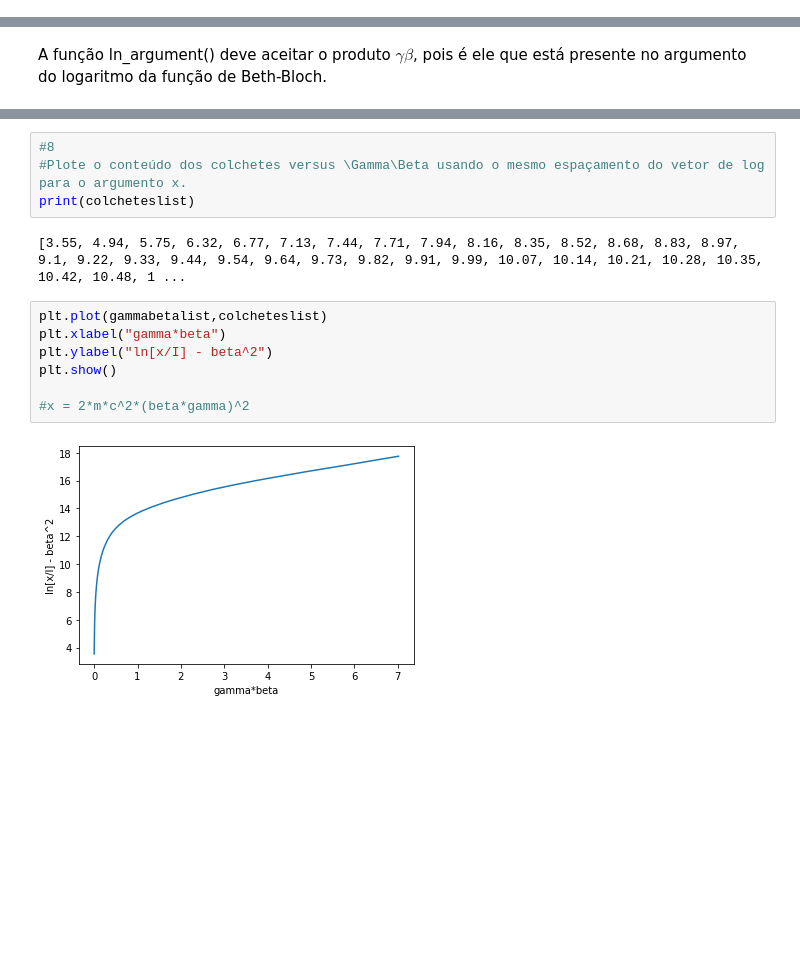
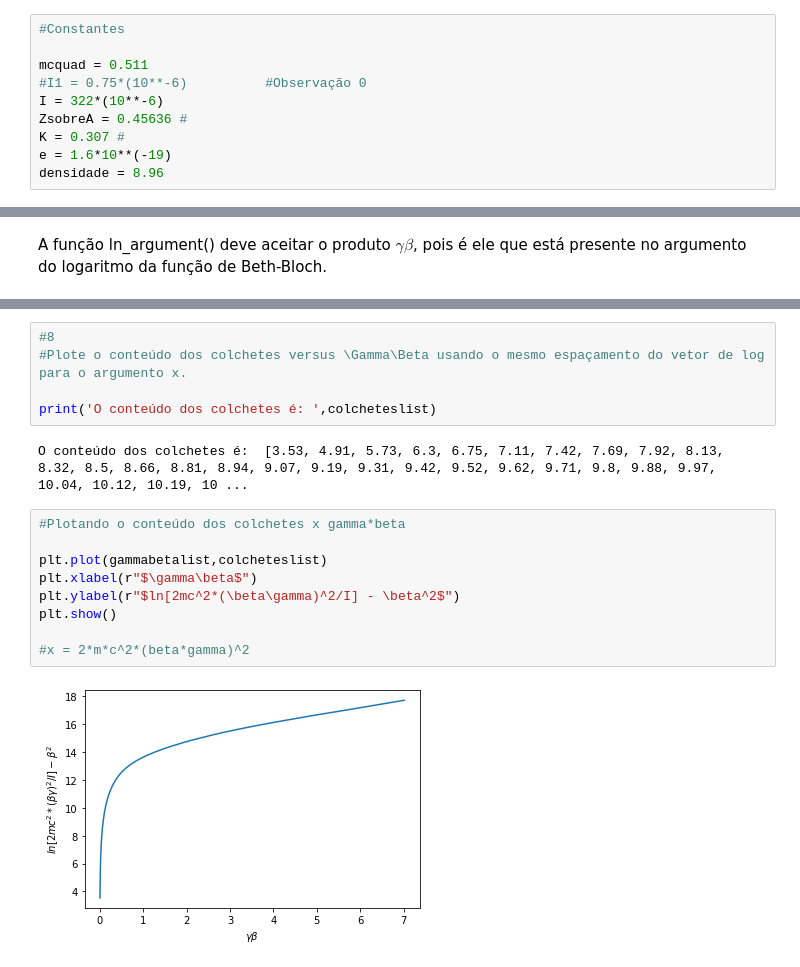
Before and after one commit to FlaviaFialho/Aula-Python, a Jupyter notebook: Projeto_1_FernandaA_Flavia_Victor.ipynb, the cells around one changed output, grey strips where cells are left out. Cells and saved outputs as stored; diff of their text form; blank space fills up the shorter version.

```diff
--- a/Projeto_1_FernandaA_Flavia_Victor.ipynb
+++ b/Projeto_1_FernandaA_Flavia_Victor.ipynb
@@ -11 +13,11 @@ import numpy as np
 $\beta = \frac{v}{c}$ e $\gamma = \frac{1}{(1 - (v/c)^2)^{1/2}} = \frac{1}{(1 - \beta^2)^{1/2}}$
+# %%
+#Constantes
+
+mcquad = 0.511
+#I1 = 0.75*(10**-6)          #Observação 0
+I = 322*(10**-6)
+ZsobreA = 0.45636 #
+K = 0.307 #
+e = 1.6*10**(-19)
+densidade = 8.96
@@ -186,15 +246,18 @@ plt.show()
 # %%
 #8
 #Plote o conteúdo dos colchetes versus \Gamma\Beta usando o mesmo espaçamento do vetor de log para o argumento x.
-print(colcheteslist)
+
+print('O conteúdo dos colchetes é: ',colcheteslist)
 # %% [output]
-[3.55, 4.94, 5.75, 6.32, 6.77, 7.13, 7.44, 7.71, 7.94, 8.16, 8.35, 8.52, 8.68, 8.83, 8.97, 9.1, 9.22, 9.33, 9.44, 9.54, 9.64, 9.73, 9.82, 9.91, 9.99, 10.07, 10.14, 10.21, 10.28, 10.35, 10.42, 10.48, 1 ...
+O conteúdo dos colchetes é:  [3.53, 4.91, 5.73, 6.3, 6.75, 7.11, 7.42, 7.69, 7.92, 8.13, 8.32, 8.5, 8.66, 8.81, 8.94, 9.07, 9.19, 9.31, 9.42, 9.52, 9.62, 9.71, 9.8, 9.88, 9.97, 10.04, 10.12, 10.19, 10 ...
 # %%
+#Plotando o conteúdo dos colchetes x gamma*beta
+
 plt.plot(gammabetalist,colcheteslist)
-plt.xlabel("gamma*beta")
-plt.ylabel("ln[x/I] - beta^2")
+plt.xlabel(r"$\gamma\beta$")
+plt.ylabel(r"$ln[2mc^2*(\beta\gamma)^2/I] - \beta^2$")
 plt.show()
 
 #x = 2*m*c^2*(beta*gamma)^2
 # %% [output]
-[figure, old version]
+[figure, new version]
```
Also changed, not shown: parts of 24 cells of this notebook.
